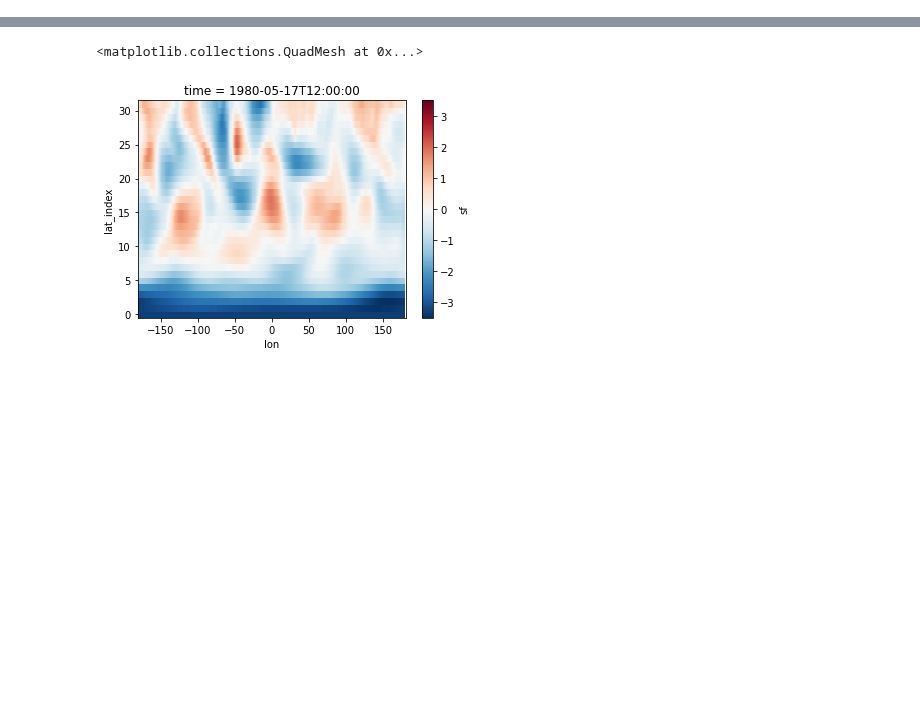
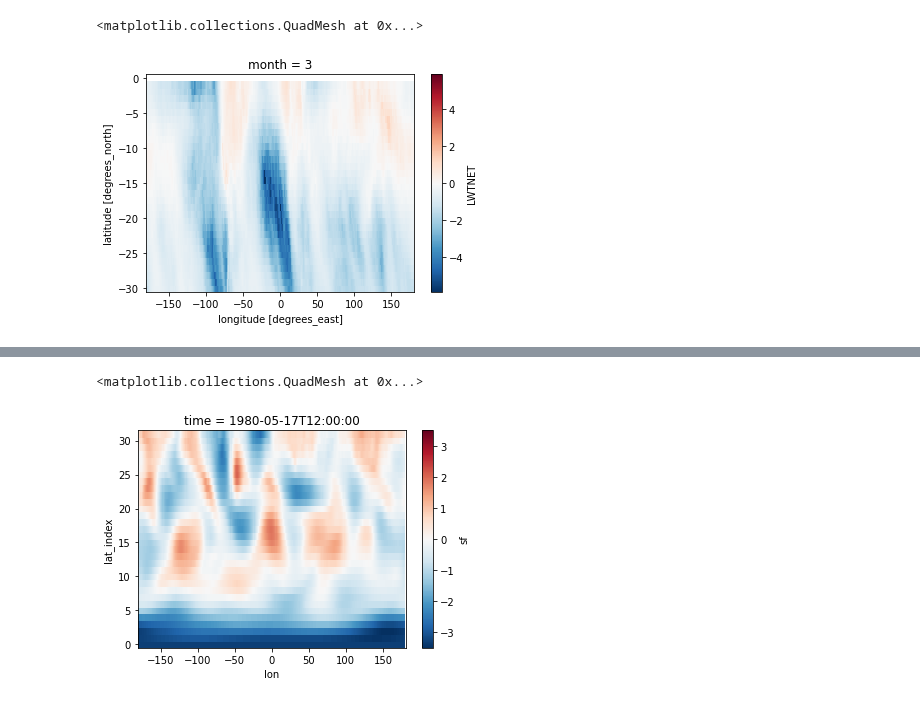
Before and after one commit to rlbaiman/AntarcticAR_ML, a Jupyter notebook: Make_test_data.ipynb, the cells around one changed output, grey strips where cells are left out. Cells and saved outputs as stored; diff of their text form; code cells hidden in the pictures; blank space fills up the shorter version.

```diff
--- a/Make_test_data.ipynb
+++ b/Make_test_data.ipynb
@@ -8,0 +174,5 @@ from matplotlib.colors import ListedColormap
+# %%
+test.isel(month = 2).LWTNET.plot()
+# %% [output]
+<matplotlib.collections.QuadMesh at 0x...>
+[figure, added]
```
Also changed, not shown: parts of 24 cells of this notebook, 7 other files.
